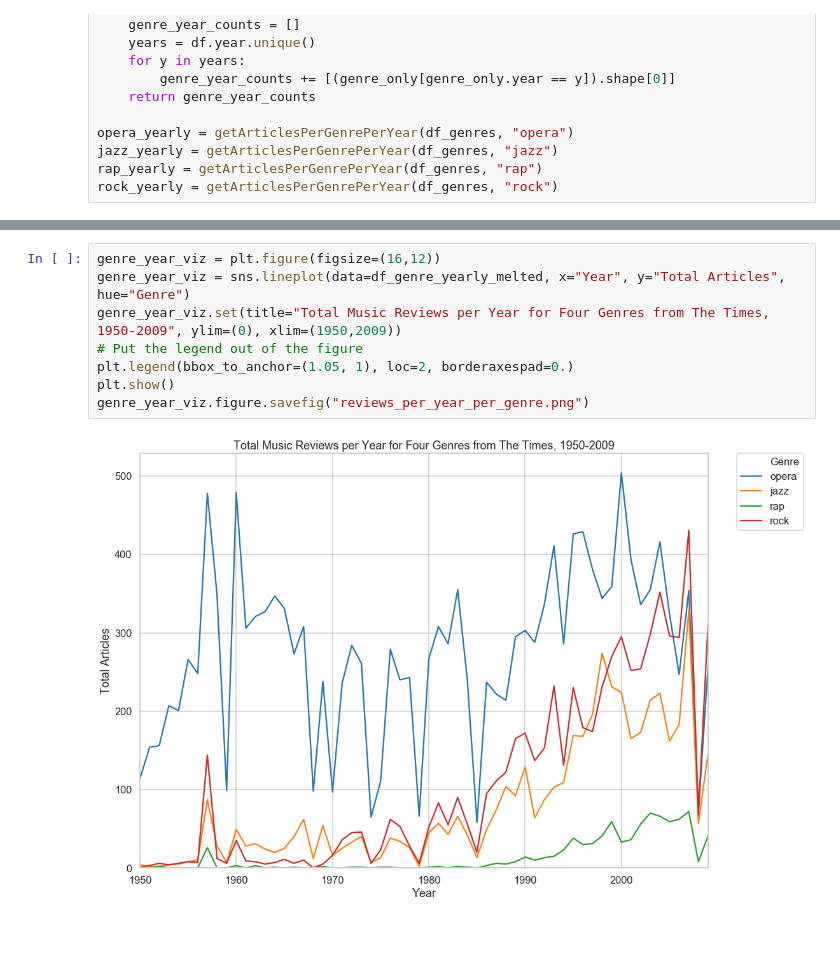
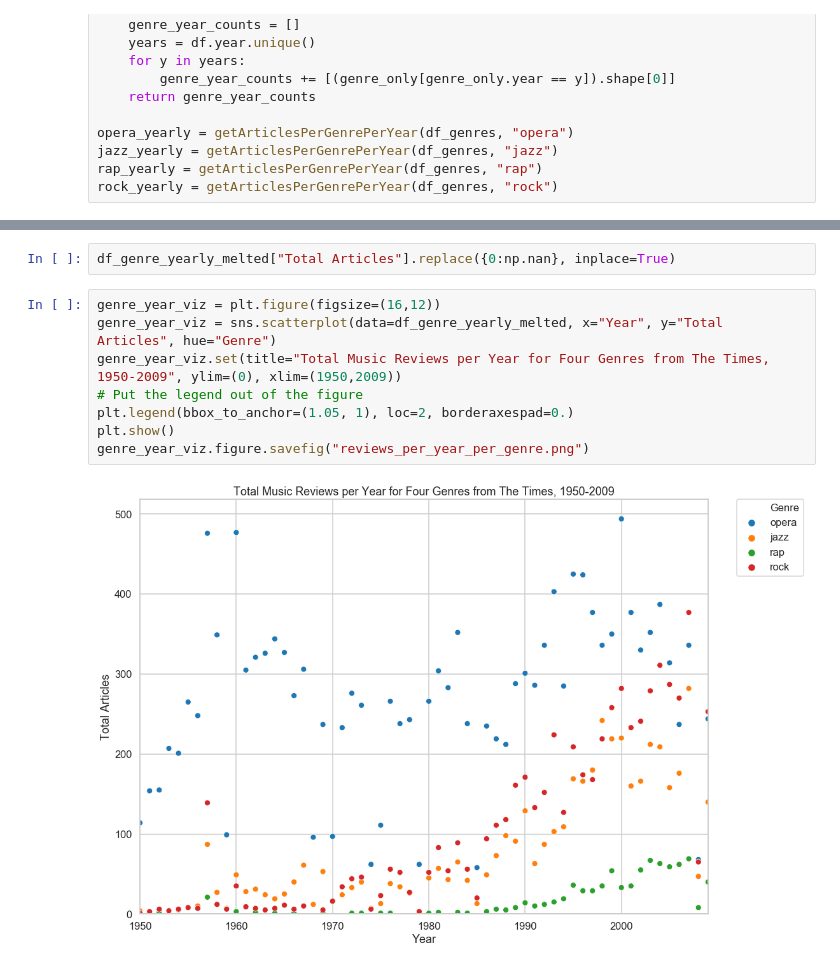
Before and after one commit to DCS-training/SentimentAnalysistimes, a Jupyter notebook: TimesMusicReviews2_CorpusViz.ipynb, the cells around one changed output, grey strips where cells are left out. Cells and saved outputs as stored; diff of their text form; blank space fills up the shorter version.

```diff
--- a/TimesMusicReviews2_CorpusViz.ipynb
+++ b/TimesMusicReviews2_CorpusViz.ipynb
@@ -392,12 +392,14 @@ df_genre_yearly_melted.head()
 | 3 | 1953 | opera | 207 |
 | 4 | 1954 | opera | 201 |
+# %%
+df_genre_yearly_melted["Total Articles"].replace({0:np.nan}, inplace=True)
 # %%
 genre_year_viz = plt.figure(figsize=(16,12))
-genre_year_viz = sns.lineplot(data=df_genre_yearly_melted, x="Year", y="Total Articles", hue="Genre")
+genre_year_viz = sns.scatterplot(data=df_genre_yearly_melted, x="Year", y="Total Articles", hue="Genre")
 genre_year_viz.set(title="Total Music Reviews per Year for Four Genres from The Times, 1950-2009", ylim=(0), xlim=(1950,2009))
 # Put the legend out of the figure
 plt.legend(bbox_to_anchor=(1.05, 1), loc=2, borderaxespad=0.)
 plt.show()
 genre_year_viz.figure.savefig("reviews_per_year_per_genre.png")
 # %% [output]
-[figure, old version]
+[figure, new version]
```
Also changed, not shown: parts of 15 cells of this notebook, 11 other files.
